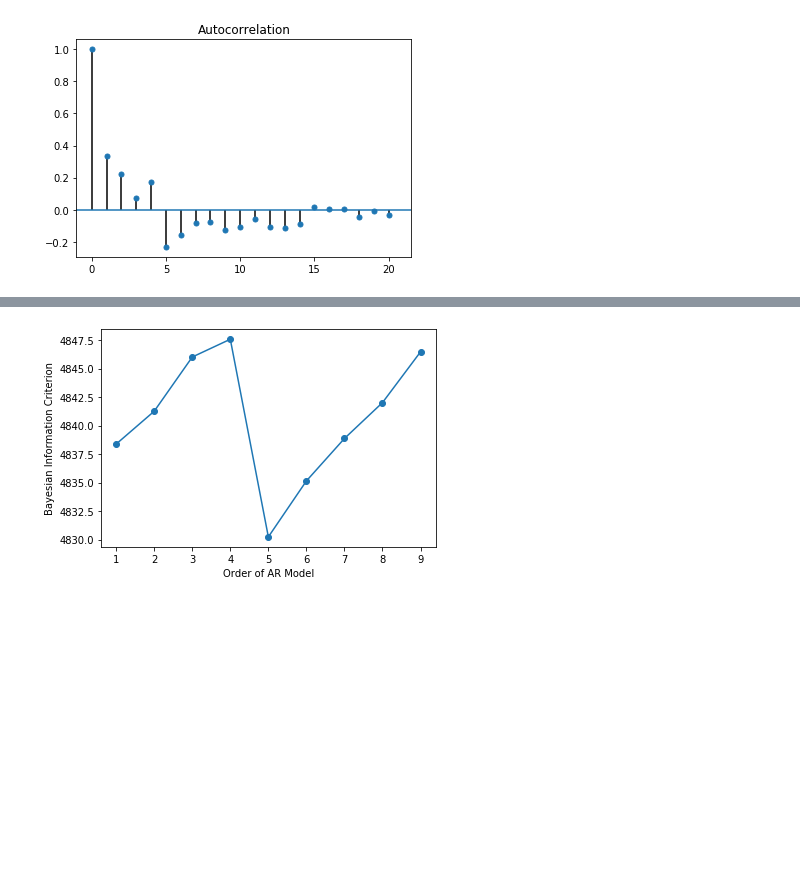
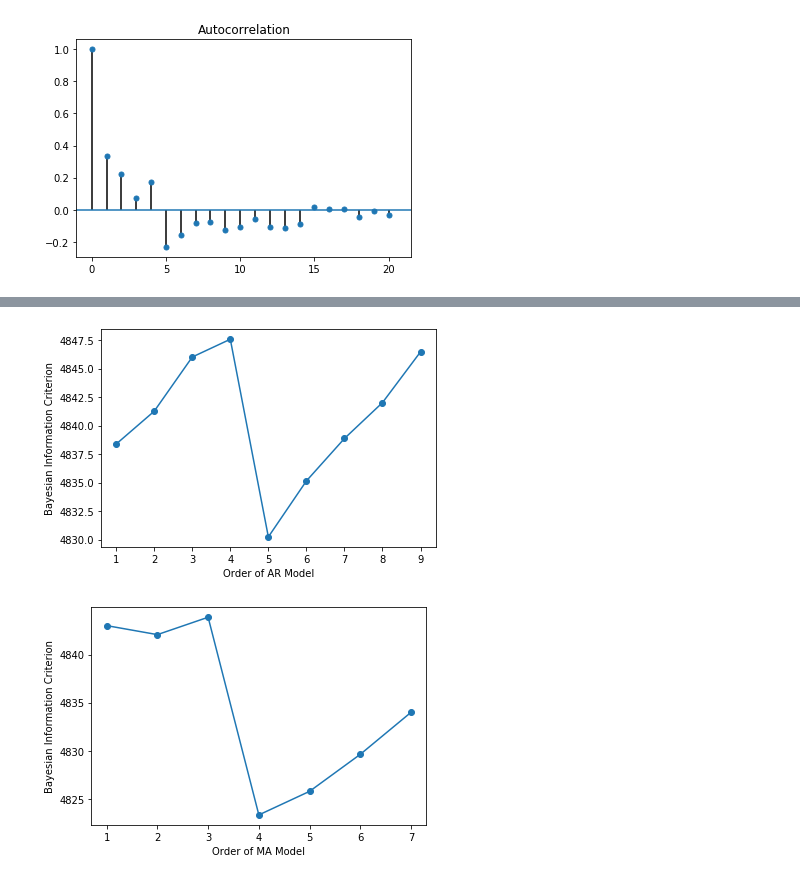
Before and after one commit to vladcherman/daip_forecasting, a Jupyter notebook: DAIP 3 Time Series Analysis.ipynb, the cells around one changed output, grey strips where cells are left out. Drawn from its saved outputs; the diff is of its cells as text; code cells hidden in the pictures; blank space fills up the shorter version.

```diff
--- a/DAIP 3 Time Series Analysis.ipynb
+++ b/DAIP 3 Time Series Analysis.ipynb
@@ -420,21 +421,36 @@ plt.show()
 # %%
 # Lowest BIC gives correct AR order
 
-# Fit the data to an AR(p) for p = 0,...,6 , and save the BIC
-BIC = np.zeros(10)
+# Fit the data to an AR(p) for p = 0,...,10 , and save the BIC
+AIC = np.zeros(10)
 for p in range(10):
     mod = ARMA(ts, order=(p,0))
     res = mod.fit()
 # Save BIC for AR(p)
-    BIC[p] = res.bic
+    AIC[p] = res.bic
 
-# Plot the BIC as a function of p
-plt.plot(range(1,10), BIC[1:10], marker='o')
+# Plot the AIC as a function of p
+plt.plot(range(1,10), AIC[1:10], marker='o')
 plt.xlabel('Order of AR Model')
 plt.ylabel('Bayesian Information Criterion')
 plt.show()
+
+# Fit the data to an MA(q) for q = 0,...,8 , and save the BIC
+AIC = np.zeros(8)
+for q in range(8):
+    mod = ARMA(ts, order=(0,q))
+    res = mod.fit()
+# Save BIC for AR(p)
+    AIC[q] = res.bic
+
+# Plot the AIC as a function of p
+plt.plot(range(1,8), AIC[1:8], marker='o')
+plt.xlabel('Order of MA Model')
+plt.ylabel('Bayesian Information Criterion')
+plt.show()
 # %% [output]
 [figure]
+[figure, added]
 # %%
 # Plot 1: MA parameter = -0.9
 plt.subplot(2,1,1)
```
Also changed, not shown: parts of 14 cells of this notebook.
